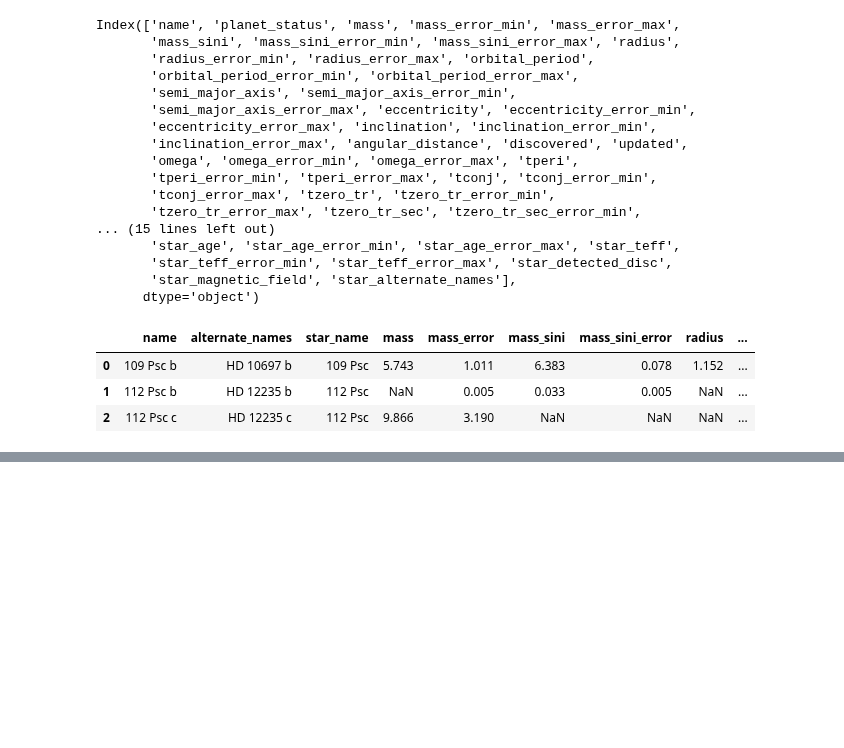
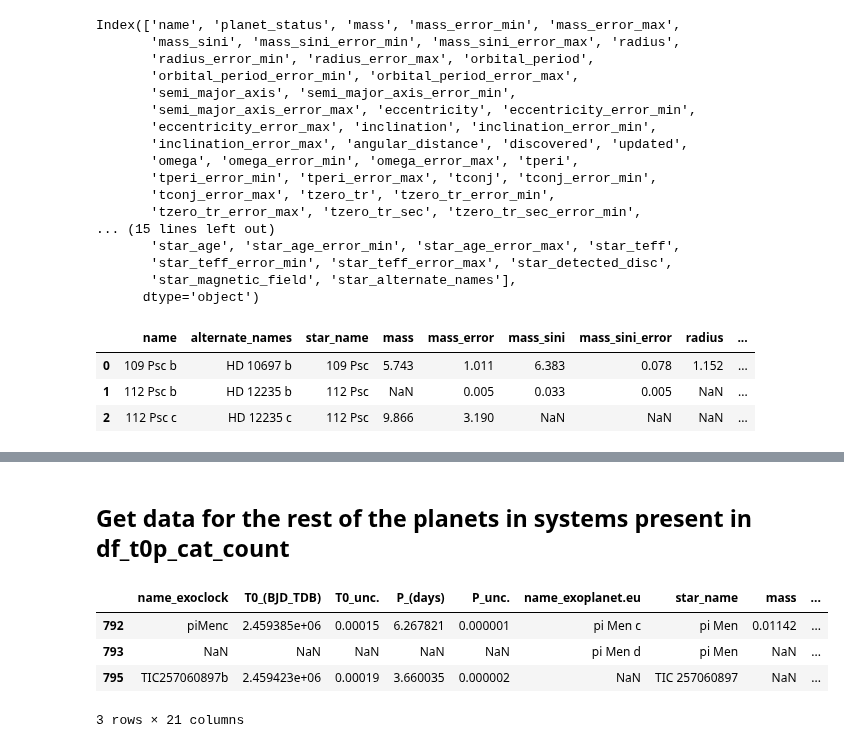
Before and after one commit to chatdanai-s/NATSUME, a Jupyter notebook: validation/Catalog_check/clean_data.ipynb, the cells around one changed output, grey strips where cells are left out. Cells and saved outputs as stored; diff of their text form; code cells hidden in the pictures; blank space fills up the shorter version.

```diff
--- a/validation/Catalog_check/clean_data.ipynb
+++ b/validation/Catalog_check/clean_data.ipynb
@@ -150,0 +215,49 @@ removed_left
+# %% [markdown]
+## Get data for the rest of the planets in systems present in df_t0p_cat_count
+# %%
+common_stars = set(df_t0p_cat_count['star_name']).intersection(df_cat['star_name'])
+df_cat_otherplanets = df_cat[df_cat['star_name'].isin(common_stars)][relevant_columns]
+
+# Pick error as larger error of the two (Copypasted!)
+params = ['mass', 'mass_sini', 'radius', 'eccentricity', 'omega', 'inclination']
+for p in params:
+    df_cat_otherplanets = df_cat_otherplanets.copy()
+    df_cat_otherplanets[f'{p}_error'] = df_cat_otherplanets[[f'{p}_error_min', f'{p}_error_max']].abs().max(axis=1)
+df_cat_otherplanets = df_cat_otherplanets[['name', 'alternate_names', 'star_name', *[col for p in params for col in (f'{p}', f'{p}_error')]]]
+
+# rename 'name' to 'name_exoplanet.eu'
+df_cat_otherplanets = df_cat_otherplanets.rename(columns={
+    'name': 'name_exoplanet.eu',
+})
+
+# Outer merge with df_t0p_cat_count
+common_colnames = df_cat_otherplanets.columns.intersection(df_t0p_cat_count.columns).tolist()
+df_t0p_cat_count_otherplanets = df_t0p_cat_count.merge(
+    df_cat_otherplanets, on=common_colnames, how='outer'
+).drop(columns='alternate_names')
+
+# Counts unique planets per star_names and broadcasts back to all rows
+planet_count_per_system = (
+    df_t0p_cat_count_otherplanets.groupby('star_name')['name_exoplanet.eu']
+    .nunique()
+)
+df_t0p_cat_count_otherplanets['planet_count'] = df_t0p_cat_count_otherplanets['star_name'].map(planet_count_per_system)
+
+# As cleanup, remove rows where 'name_exoclock' AND 'star_name' are NaN
+df_t0p_cat_count_otherplanets = df_t0p_cat_count_otherplanets.dropna(subset=['name_exoclock', 'star_name'], how='all')
+# Remove Kepler-854b row because it's false positive
+df_t0p_cat_count_otherplanets = df_t0p_cat_count_otherplanets[df_t0p_cat_count_otherplanets['name_exoclock'] != 'Kepler-854b']
+# Direct value insertion for TIC 257060897
+mask = (df_t0p_cat_count_otherplanets['name_exoclock'] == 'TIC257060897b')
+df_t0p_cat_count_otherplanets.loc[mask, ['star_name', 'planet_count']] = ['TIC 257060897', 2]
+
+# Export
+EXPORT_FILENAME = r'data_cleaned\merged_exoclock_exoplanet.eu+counts+otherplanets.csv'
+df_t0p_cat_count_otherplanets.to_csv(EXPORT_FILENAME, index=False)
+df_t0p_cat_count_otherplanets.tail(3)
+# %% [output]
+|  | name_exoclock | T0_(BJD_TDB) | T0_unc. | P_(days) | P_unc. | name_exoplanet.eu | star_name | mass | ... |
+| 792 | piMenc | 2.459385e+06 | 0.00015 | 6.267821 | 0.000001 | pi Men c | pi Men | 0.01142 | ... |
+| 793 | NaN | NaN | NaN | NaN | NaN | pi Men d | pi Men | NaN | ... |
+| 795 | TIC257060897b | 2.459423e+06 | 0.00019 | 3.660035 | 0.000002 | NaN | TIC 257060897 | NaN | ... |
+3 rows × 21 columns
```
Also changed, not shown: parts of 9 cells of this notebook, 10 other files.
